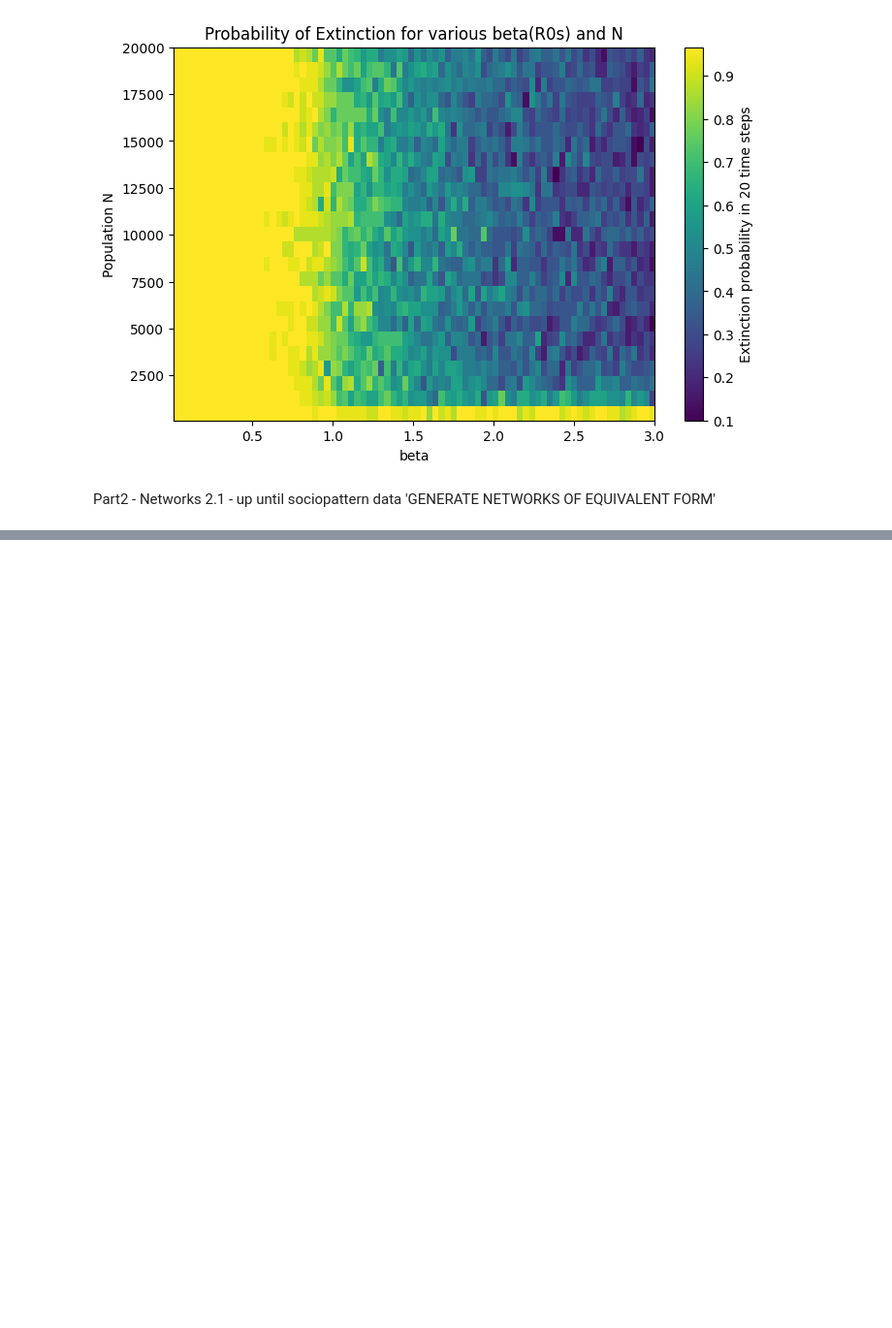
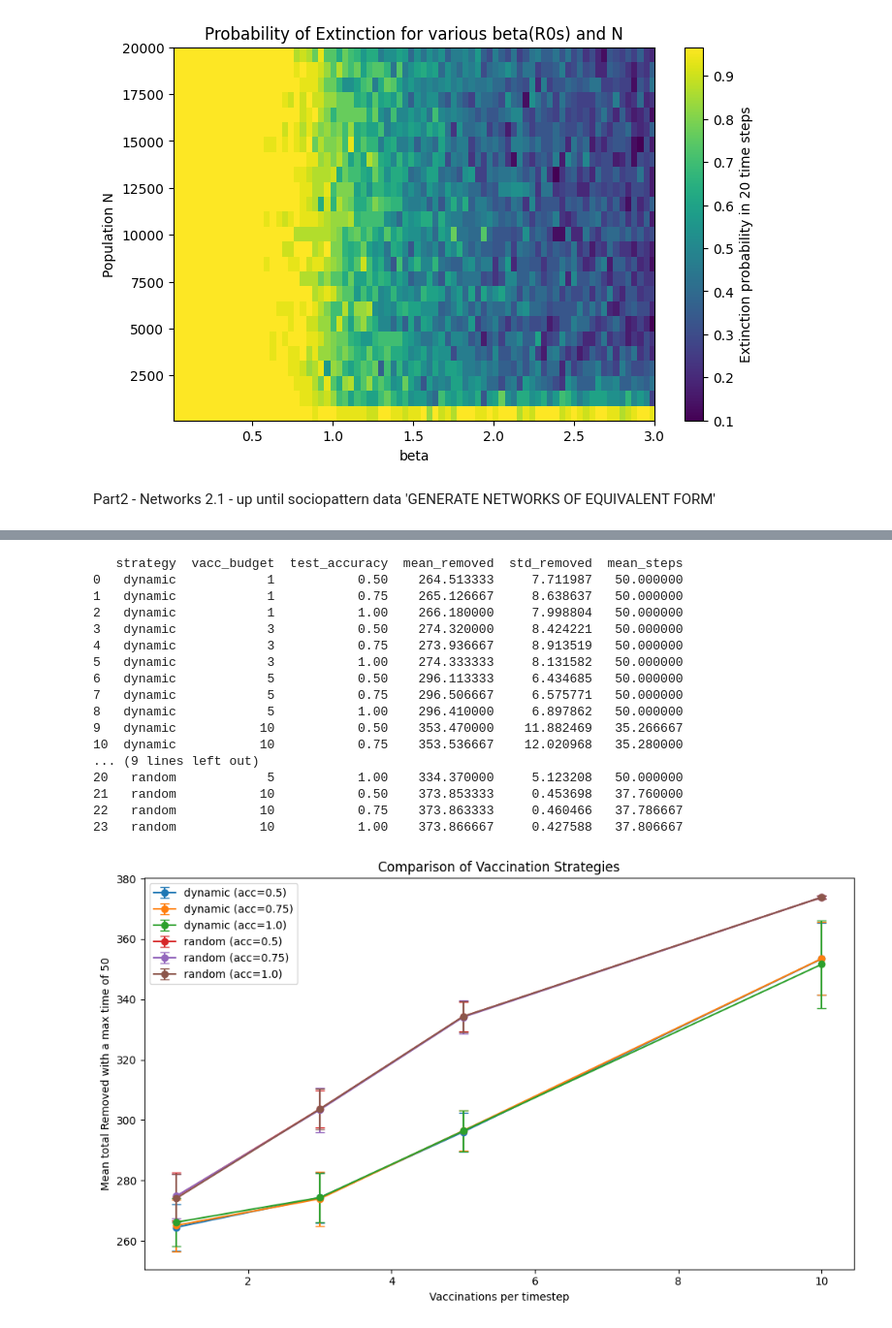
Before and after one commit to prewsei/ICLS_A2, a Jupyter notebook: Assignment2.ipynb, the cells around one changed output, grey strips where cells are left out. Shown at 97% size. Saved outputs shown, nothing was run; the diff lists cells and outputs as text; code cells hidden in the pictures; blank space fills up the shorter version.

```diff
--- a/Assignment2.ipynb
+++ b/Assignment2.ipynb
@@ -904,0 +1185,53 @@ G = nx.from_numpy_array(A)
+# %%
+#yes I know this is stupid but i'm tired boss I'm just copy pasting
+def summarize_results(df):
+    summary = (
+        df.groupby(["strategy", "vacc_budget", "test_accuracy"])
+        .agg(mean_removed=("final_removed", "mean"),
+             std_removed=("final_removed", "std"),
+             mean_steps=("steps", "mean"))
+        .reset_index()
+    )
+    return summary
+
+def plot_results(summary):
+    fig, ax = plt.subplots(figsize=(10, 6))
+    for strategy in summary["strategy"].unique():
+        subset = summary[summary["strategy"] == strategy]
+        for acc in [0.5, 0.75, 1.0]:
+            acc_subset = subset[subset["test_accuracy"] == acc]
+            ax.errorbar(acc_subset["vacc_budget"], acc_subset["mean_removed"],
+                        yerr=acc_subset["std_removed"],
+                        label=f"{strategy} (acc={acc})",
+                        marker="o", capsize=4)
+    ax.set_xlabel("Vaccinations per timestep")
+    ax.set_ylabel("Mean total Removed with a max time of 50")
+    ax.legend()
+    ax.set_title("Comparison of Vaccination Strategies")
+    plt.tight_layout()
+    plt.savefig("removed.jpg", dpi=300)
+    plt.show()
+
+summary = summarize_results(df)
+print(summary)
+
+plot_results(summary)
+# %% [output]
+   strategy  vacc_budget  test_accuracy  mean_removed  std_removed  mean_steps
+0   dynamic            1           0.50    264.513333     7.711987   50.000000
+1   dynamic            1           0.75    265.126667     8.638637   50.000000
+2   dynamic            1           1.00    266.180000     7.998804   50.000000
+3   dynamic            3           0.50    274.320000     8.424221   50.000000
+4   dynamic            3           0.75    273.936667     8.913519   50.000000
+5   dynamic            3           1.00    274.333333     8.131582   50.000000
+6   dynamic            5           0.50    296.113333     6.434685   50.000000
+7   dynamic            5           0.75    296.506667     6.575771   50.000000
+8   dynamic            5           1.00    296.410000     6.897862   50.000000
+9   dynamic           10           0.50    353.470000    11.882469   35.266667
+10  dynamic           10           0.75    353.536667    12.020968   35.280000
+... (9 lines left out)
+20   random            5           1.00    334.370000     5.123208   50.000000
+21   random           10           0.50    373.853333     0.453698   37.760000
+22   random           10           0.75    373.863333     0.460466   37.786667
+23   random           10           1.00    373.866667     0.427588   37.806667
+[figure, added]
```
Also changed, not shown: parts of 9 cells of this notebook.
